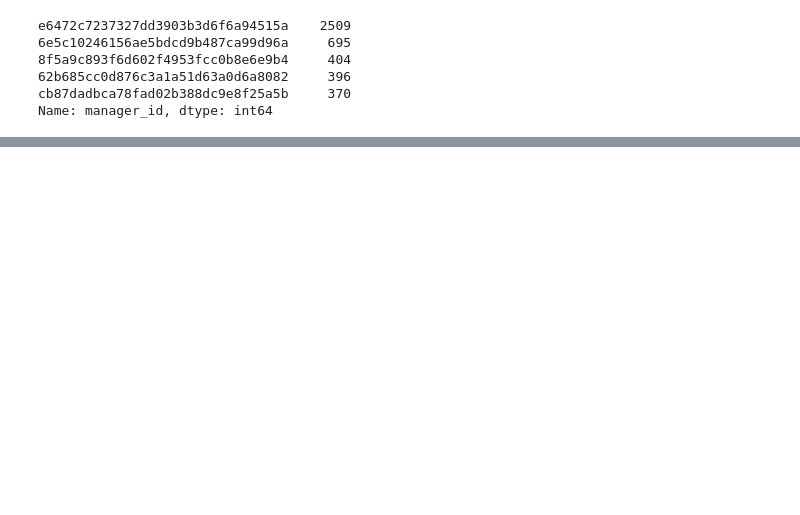
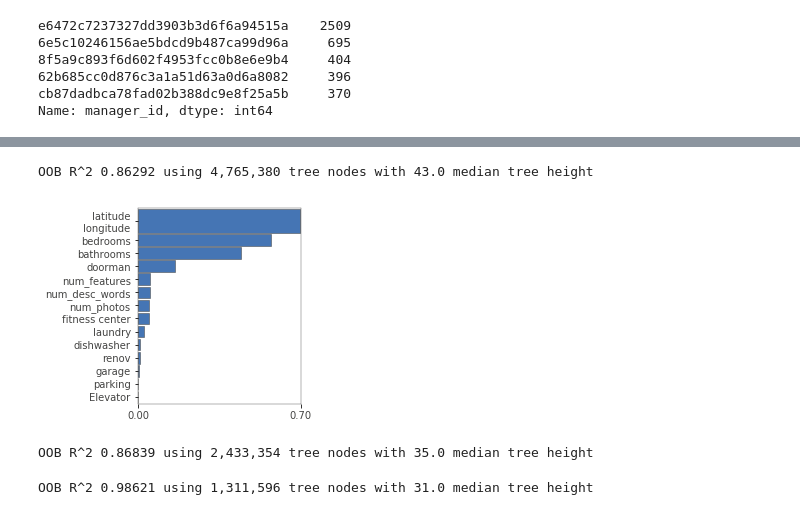
Before and after one commit to rasoh/ter_mlbook, a Jupyter notebook: chapter6.ipynb, the cells around one changed output, grey strips where cells are left out. Cells and saved outputs as stored; diff of their text form; code cells hidden in the pictures; blank space fills up the shorter version.

```diff
--- a/chapter6.ipynb
+++ b/chapter6.ipynb
@@ -97,0 +103,8 @@ OOB R^2 0.86487 using 4,569,538 tree nodes with 40.0 median tree height
+# %%
+# has apartment been renovated?
+df['renov'] = df['description'].str.contains("renov")
+
+for w in ['doorman', 'parking', 'garage', 'laundry',
+          'Elevator', 'fitness center', 'dishwasher']:
+    df[w] = df['features'].str.contains(w)
+df[['doorman', 'parking', 'garage', 'laundry']].head(5)
@@ -97,0 +118,32 @@ OOB R^2 0.86487 using 4,569,538 tree nodes with 40.0 median tree height
+# %%
+df["num_desc_words"] = df["description"].apply(lambda x: len(x.split()))
+df["num_features"] = df["features"].apply(lambda x: len(x.split(",")))
+# %%
+df["num_photos"] = df["photos"].apply(lambda x: len(x.split(",")))
+# %%
+textfeatures = [
+    'num_photos', 'num_desc_words', 'num_features',
+    'doorman', 'parking', 'garage', 'laundry',
+    'Elevator', 'fitness center', 'dishwasher',
+    'renov'
+]
+X, y = df[textfeatures+numfeatures], df['price']
+rf, oob = test(X, y)
+# %% [output]
+OOB R^2 0.86292 using 4,765,380 tree nodes with 43.0 median tree height
+# %%
+showimp(rf, X, y)
+# %% [output]
+[figure, added]
+# %%
+df["beds_to_baths"] = df["bedrooms"]/(df["bathrooms"]+1) # avoid div by 0
+X, y = df[['beds_to_baths']+numfeatures], df['price']
+rf, oob = test(X, y)
+# %% [output]
+OOB R^2 0.86839 using 2,433,354 tree nodes with 35.0 median tree height
+# %%
+df["beds_per_price"] = df["bedrooms"] / df["price"]
+X, y = df[['beds_per_price']+numfeatures], df['price']
+rf, oob = test(X, y)
+# %% [output]
+OOB R^2 0.98621 using 1,311,596 tree nodes with 31.0 median tree height
```
Also changed, not shown: parts of 20 cells of this notebook.
